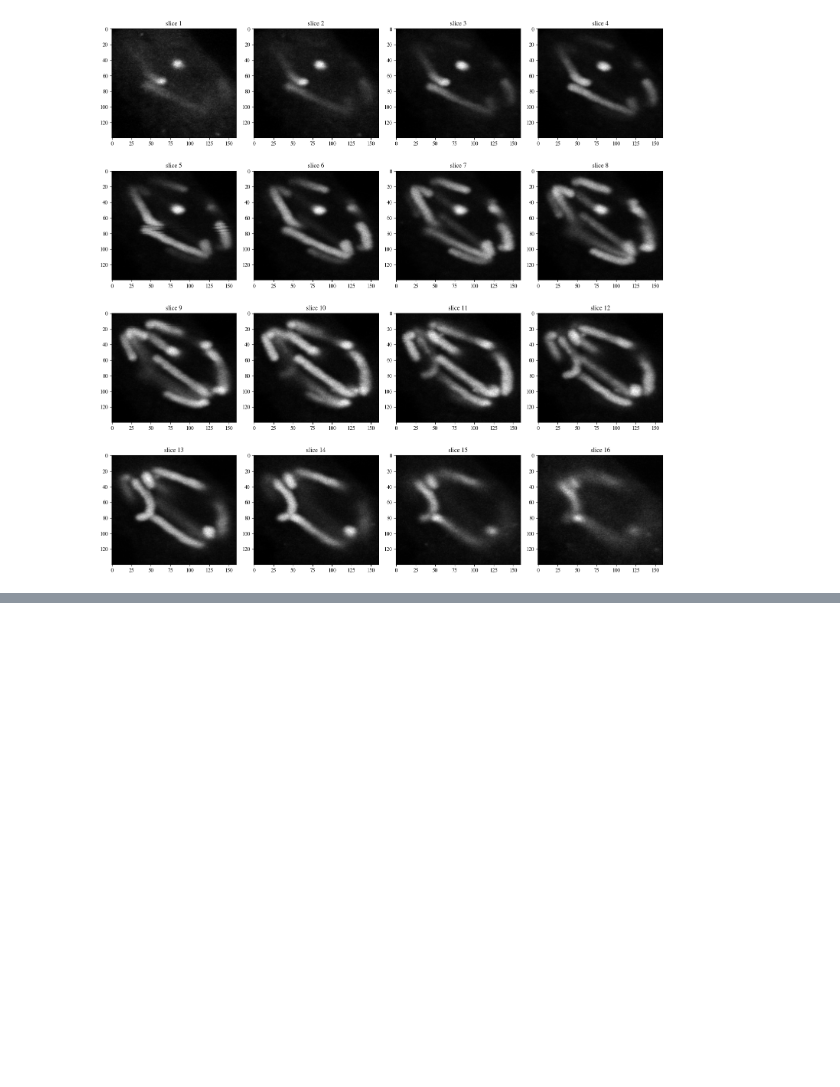
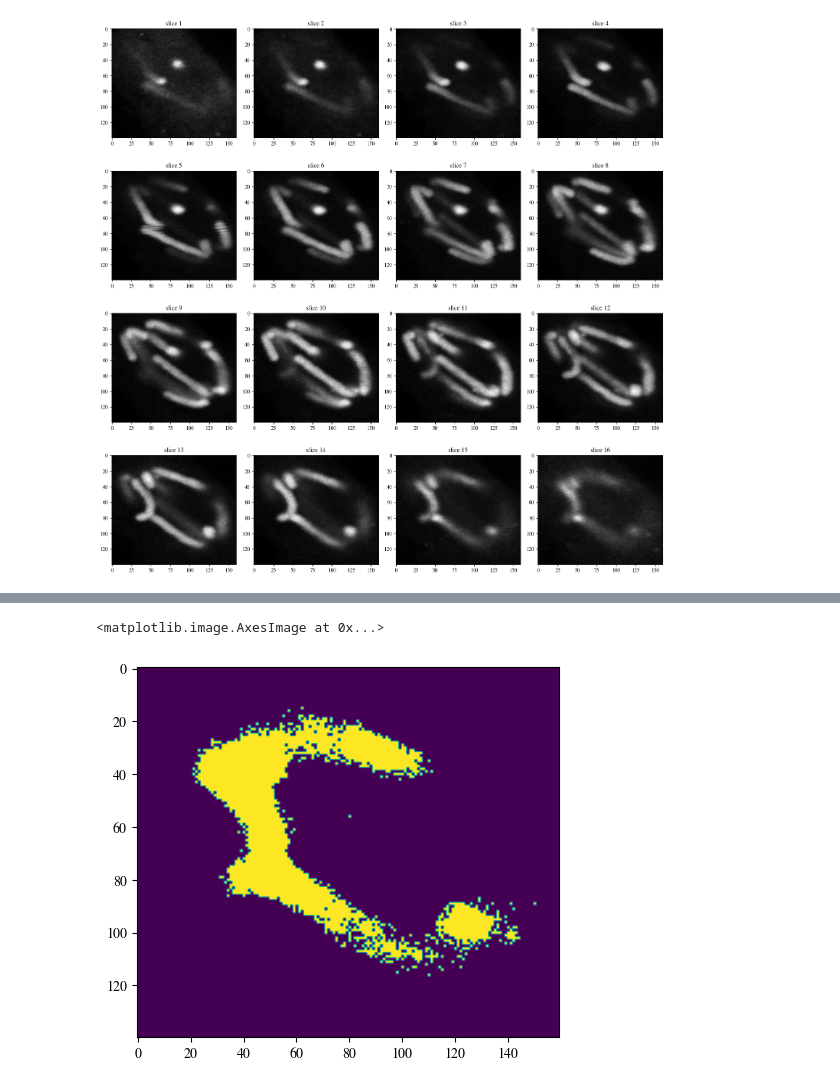
Before and after one commit to bramvaneerden/IA_Assignments, a Jupyter notebook: A6/Image_Analysis_assignment6_group8.ipynb, the cells around one changed output, grey strips where cells are left out. Saved outputs shown, nothing was run; the diff lists cells and outputs as text; code cells hidden in the pictures; blank space fills up the shorter version.

Commit message:
6.2 first attempt depth cue

```diff
--- a/A6/Image_Analysis_assignment6_group8.ipynb
+++ b/A6/Image_Analysis_assignment6_group8.ipynb
@@ -62,0 +87,9 @@ display_stack(image_stack)
+# %%
+thresholded_stack = np.zeros_like(image_stack)
+for i in range(depth):
+    thresholded_stack[i,:,:] = dip.OtsuThreshold(image_stack[i,:,:])
+# %%
+plt.imshow(thresholded_stack[i,:,:])
+# %% [output]
+<matplotlib.image.AxesImage at 0x...>
+[figure, added]
```
Also changed, not shown: parts of 6 cells of this notebook.
